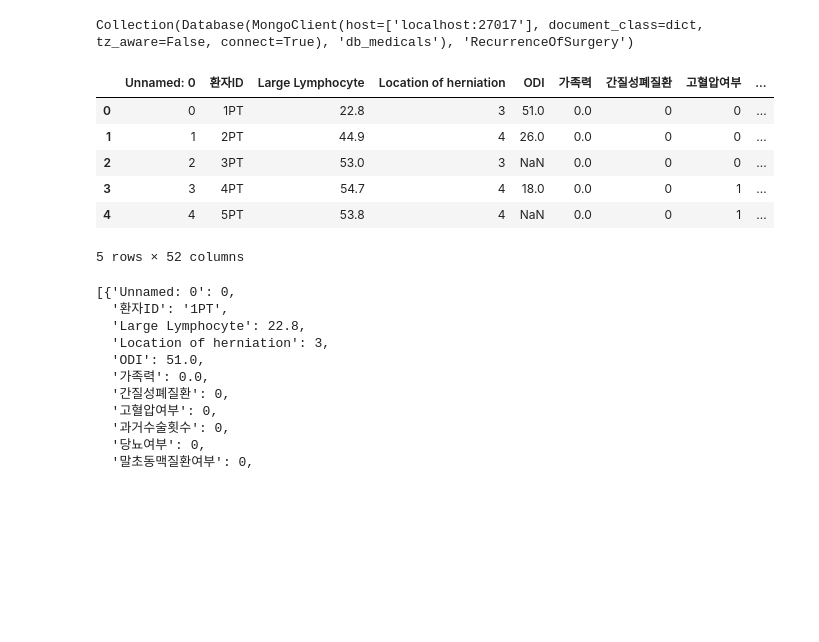
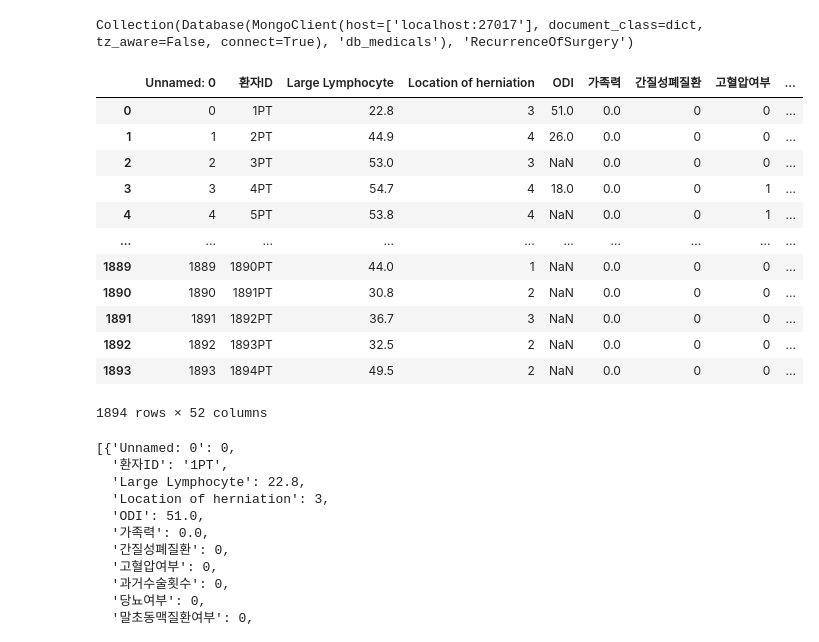
Before and after one commit to hhyowon/study_data_analytics, a Jupyter notebook: codes/gatheringdatas/mongodb/RecurrenceOfSurgery.ipynb, the cells around one changed output. Saved outputs shown, nothing was run; the diff lists cells and outputs as text; code cells hidden in the pictures; blank space fills up the shorter version.

```diff
--- a/codes/gatheringdatas/mongodb/RecurrenceOfSurgery.ipynb
+++ b/codes/gatheringdatas/mongodb/RecurrenceOfSurgery.ipynb
@@ -16,15 +16,21 @@ collection
 Collection(Database(MongoClient(host=['localhost:27017'], document_class=dict, tz_aware=False, connect=True), 'db_medicals'), 'RecurrenceOfSurgery')
 # %%
 df_ROS = pd.read_csv('../../../../datasets/RecurrenceOfSurgery.csv')
-df_ROS.head()
+df_ROS
 # %% [output]
 |  | Unnamed: 0 | 환자ID | Large Lymphocyte | Location of herniation | ODI | 가족력 | 간질성폐질환 | 고혈압여부 | ... |
 | 0 | 0 | 1PT | 22.8 | 3 | 51.0 | 0.0 | 0 | 0 | ... |
 | 1 | 1 | 2PT | 44.9 | 4 | 26.0 | 0.0 | 0 | 0 | ... |
 | 2 | 2 | 3PT | 53.0 | 3 | NaN | 0.0 | 0 | 0 | ... |
 | 3 | 3 | 4PT | 54.7 | 4 | 18.0 | 0.0 | 0 | 1 | ... |
 | 4 | 4 | 5PT | 53.8 | 4 | NaN | 0.0 | 0 | 1 | ... |
+| ... | ... | ... | ... | ... | ... | ... | ... | ... | ... |
+| 1889 | 1889 | 1890PT | 44.0 | 1 | NaN | 0.0 | 0 | 0 | ... |
+| 1890 | 1890 | 1891PT | 30.8 | 2 | NaN | 0.0 | 0 | 0 | ... |
+| 1891 | 1891 | 1892PT | 36.7 | 3 | NaN | 0.0 | 0 | 0 | ... |
+| 1892 | 1892 | 1893PT | 32.5 | 2 | NaN | 0.0 | 0 | 0 | ... |
+| 1893 | 1893 | 1894PT | 49.5 | 2 | NaN | 0.0 | 0 | 0 | ... |
-5 rows × 52 columns
+1894 rows × 52 columns
 # %%
 data_list = df_ROS.to_dict(orient = 'records')
 data_list
```
Also changed, not shown: 4 other files.
